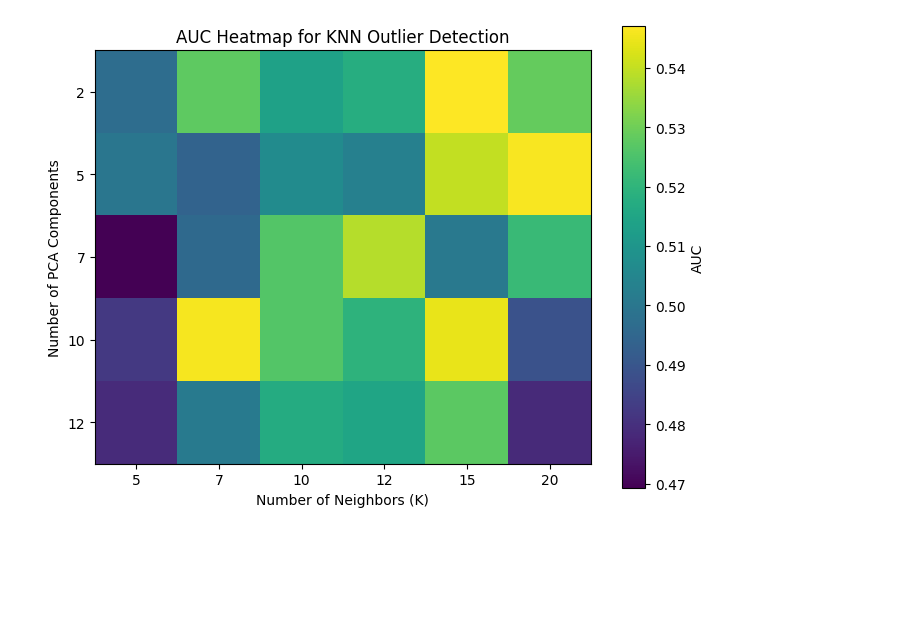
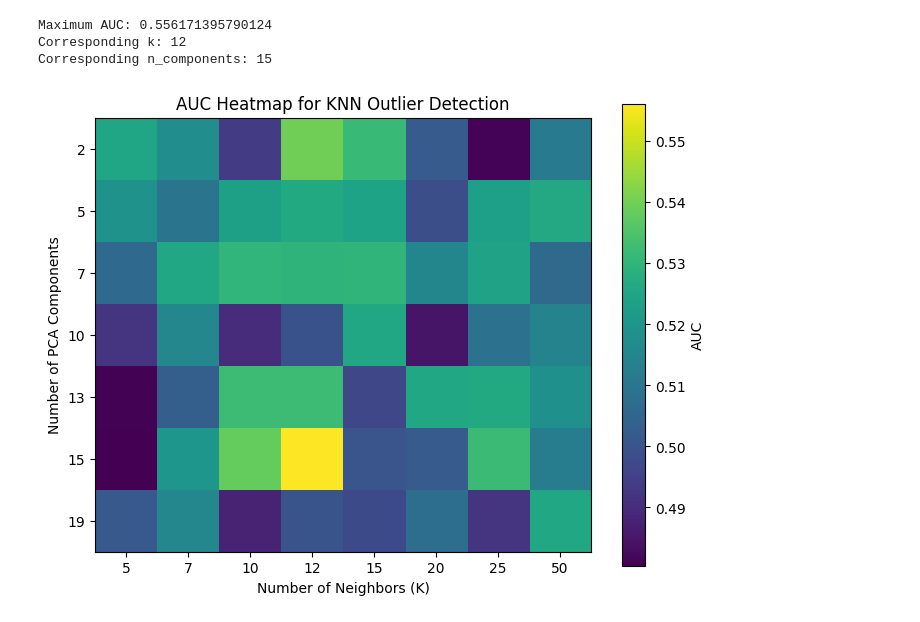
Before and after one commit to Zahra-Moterassed/BScproject, a Jupyter notebook: PCAandSample.ipynb, the cells around one changed output. Cells and saved outputs as stored; diff of their text form; code cells hidden in the pictures; blank space fills up the shorter version.

```diff
--- a/PCAandSample.ipynb
+++ b/PCAandSample.ipynb
@@ -87,8 +87,8 @@ data = df.iloc[:, :-1].values
 labels = df.iloc[:, -1].values
 
 # Define the hyperparameter ranges
-k_values = [5, 7, 10, 12, 15, 20]  # Number of neighbors
-n_components_values = [2, 5, 7, 10, 12]  # Number of PCA components
+k_values = [5, 7, 10, 12, 15, 20, 25, 50]  # Number of neighbors
+n_components_values = [2, 5, 7, 10, 13, 15, 19]  # Number of PCA components
 
 # To store grid search results
 results = []
@@ -105,31 +105,46 @@ for n_components in n_components_values:
         # Evaluate the performance
         precision, recall, auc = evaluate_knn_outlier_detection(labels, predicted_labels, outlier_scores)
 
         # Store results (n_components, k, precision, recall, auc)
         results.append((n_components, k, precision, recall, auc))
 
 # Convert results to a structured array for analysis
 results = np.array(results, dtype=[('n_components', int), ('k', int),
                                     ('precision', float), ('recall', float), ('auc', float)])
 
+max_auc_index = np.argmax(results['auc'])
+
+# Retrieve the corresponding n_components, k, and AUC
+max_auc = results['auc'][max_auc_index]
+best_k = results['k'][max_auc_index]
+best_n_components = results['n_components'][max_auc_index]
+
+# Print the results
+print(f"Maximum AUC: {max_auc}")
+print(f"Corresponding k: {best_k}")
+print(f"Corresponding n_components: {best_n_components}")
+
 # Visualize the results: Heatmap for AUC
 auc_matrix = np.zeros((len(n_components_values), len(k_values)))
 
 # Fill the matrix with AUC scores
 for i, n_components in enumerate(n_components_values):
     for j, k in enumerate(k_values):
         auc_matrix[i, j] = results[(results['n_components'] == n_components) &
                                    (results['k'] == k)]['auc']
 
 # Plot heatmap
 plt.figure(figsize=(8, 6))
 plt.imshow(auc_matrix, interpolation='nearest', cmap='viridis')
 plt.colorbar(label='AUC')
 plt.xticks(np.arange(len(k_values)), labels=k_values)
 plt.yticks(np.arange(len(n_components_values)), labels=n_components_values)
 plt.xlabel('Number of Neighbors (K)')
 plt.ylabel('Number of PCA Components')
 plt.title('AUC Heatmap for KNN Outlier Detection')
 plt.show()
 # %% [output]
+Maximum AUC: 0.556171395790124
+Corresponding k: 12
+Corresponding n_components: 15
-[figure, old version]
+[figure, new version]
```
Also changed, not shown: parts of 19 cells of this notebook.
